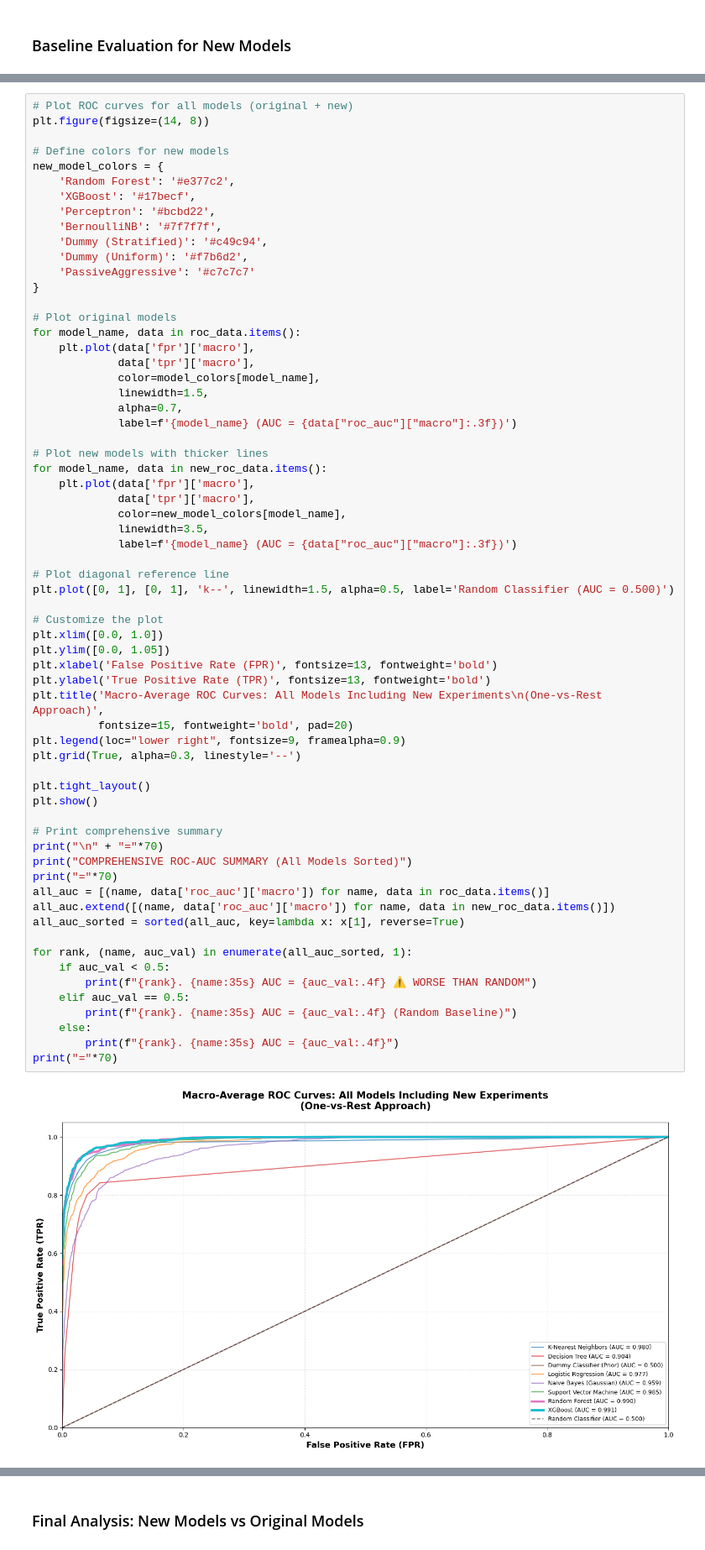
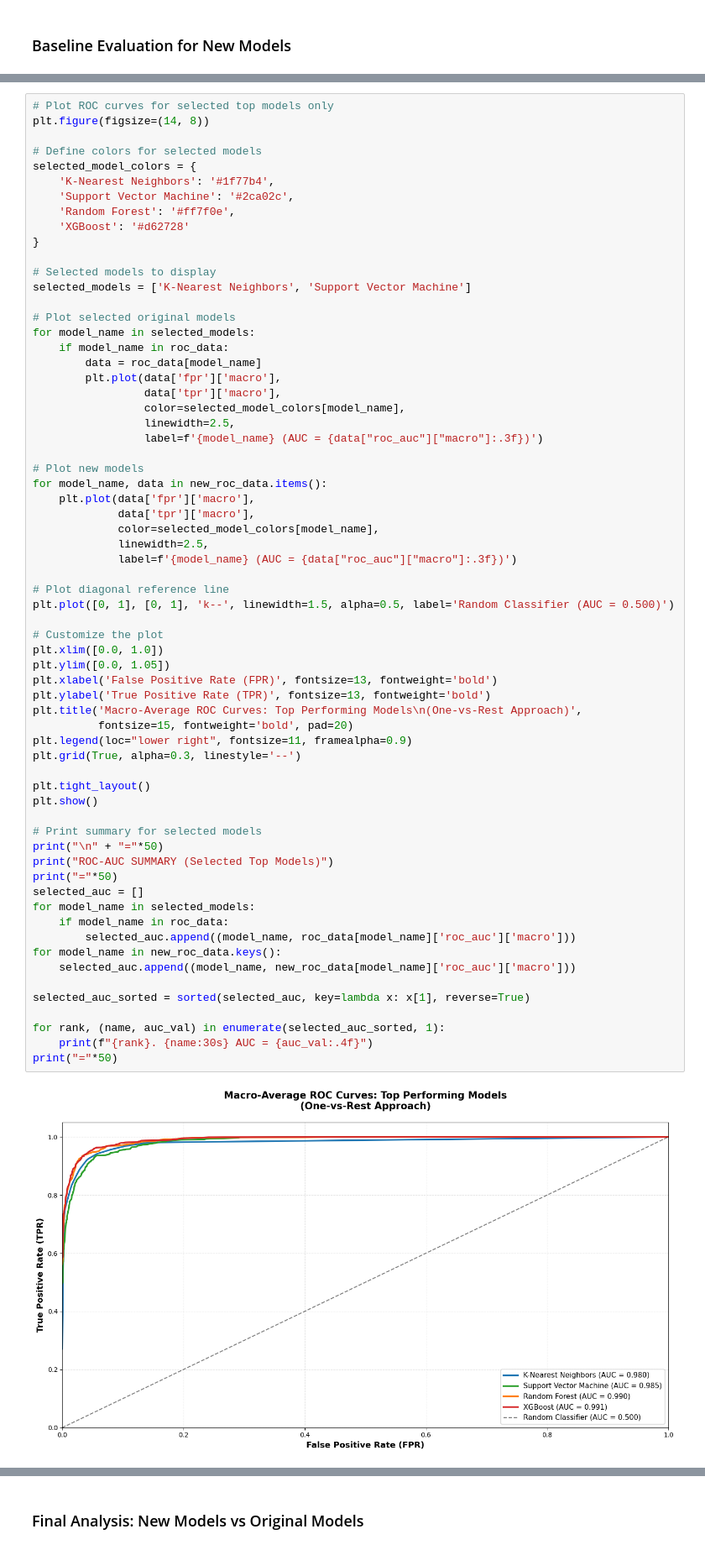
Before and after one commit to ha-rish-23/assignment-7-ha-rish-23, a Jupyter notebook: solution.ipynb, the cells around one changed output, grey strips where cells are left out. Shown at 84% size. Cells and saved outputs as stored; diff of their text form.

```diff
--- a/solution.ipynb
+++ b/solution.ipynb
@@ -1279,66 +1340,67 @@ Models tested:
 # %%
-# Plot ROC curves for all models (original + new)
+# Plot ROC curves for selected top models only
 plt.figure(figsize=(14, 8))
 
-# Define colors for new models
-new_model_colors = {
-    'Random Forest': '#e377c2',
-    'XGBoost': '#17becf',
-    'Perceptron': '#bcbd22',
-    'BernoulliNB': '#7f7f7f',
-    'Dummy (Stratified)': '#c49c94',
-    'Dummy (Uniform)': '#f7b6d2',
-    'PassiveAggressive': '#c7c7c7'
+# Define colors for selected models
+selected_model_colors = {
+    'K-Nearest Neighbors': '#1f77b4',
+    'Support Vector Machine': '#2ca02c',
+    'Random Forest': '#ff7f0e',
+    'XGBoost': '#d62728'
 }
 
-# Plot original models
-for model_name, data in roc_data.items():
-    plt.plot(data['fpr']['macro'],
-             data['tpr']['macro'],
-             color=model_colors[model_name],
-             linewidth=1.5,
-             alpha=0.7,
-             label=f'{model_name} (AUC = {data["roc_auc"]["macro"]:.3f})')
+# Selected models to display
+selected_models = ['K-Nearest Neighbors', 'Support Vector Machine']
 
-# Plot new models with thicker lines
+# Plot selected original models
+for model_name in selected_models:
+    if model_name in roc_data:
+        data = roc_data[model_name]
+        plt.plot(data['fpr']['macro'],
+                 data['tpr']['macro'],
+                 color=selected_model_colors[model_name],
+                 linewidth=2.5,
+                 label=f'{model_name} (AUC = {data["roc_auc"]["macro"]:.3f})')
+
+# Plot new models
 for model_name, data in new_roc_data.items():
     plt.plot(data['fpr']['macro'],
              data['tpr']['macro'],
-             color=new_model_colors[model_name],
-             linewidth=3.5,
+             color=selected_model_colors[model_name],
+             linewidth=2.5,
              label=f'{model_name} (AUC = {data["roc_auc"]["macro"]:.3f})')
 
 # Plot diagonal reference line
 plt.plot([0, 1], [0, 1], 'k--', linewidth=1.5, alpha=0.5, label='Random Classifier (AUC = 0.500)')
 
 # Customize the plot
 plt.xlim([0.0, 1.0])
 plt.ylim([0.0, 1.05])
 plt.xlabel('False Positive Rate (FPR)', fontsize=13, fontweight='bold')
 plt.ylabel('True Positive Rate (TPR)', fontsize=13, fontweight='bold')
-plt.title('Macro-Average ROC Curves: All Models Including New Experiments\n(One-vs-Rest Approach)',
+plt.title('Macro-Average ROC Curves: Top Performing Models\n(One-vs-Rest Approach)',
           fontsize=15, fontweight='bold', pad=20)
-plt.legend(loc="lower right", fontsize=9, framealpha=0.9)
+plt.legend(loc="lower right", fontsize=11, framealpha=0.9)
 plt.grid(True, alpha=0.3, linestyle='--')
 
 plt.tight_layout()
 plt.show()
 
-# Print comprehensive summary
-print("\n" + "="*70)
-print("COMPREHENSIVE ROC-AUC SUMMARY (All Models Sorted)")
-print("="*70)
-all_auc = [(name, data['roc_auc']['macro']) for name, data in roc_data.items()]
-all_auc.extend([(name, data['roc_auc']['macro']) for name, data in new_roc_data.items()])
-all_auc_sorted = sorted(all_auc, key=lambda x: x[1], reverse=True)
+# Print summary for selected models
+print("\n" + "="*50)
+print("ROC-AUC SUMMARY (Selected Top Models)")
+print("="*50)
+selected_auc = []
+for model_name in selected_models:
+    if model_name in roc_data:
+        selected_auc.append((model_name, roc_data[model_name]['roc_auc']['macro']))
+for model_name in new_roc_data.keys():
+    selected_auc.append((model_name, new_roc_data[model_name]['roc_auc']['macro']))
 
-for rank, (name, auc_val) in enumerate(all_auc_sorted, 1):
-    if auc_val < 0.5:
-        print(f"{rank}. {name:35s} AUC = {auc_val:.4f} ⚠️ WORSE THAN RANDOM")
-    elif auc_val == 0.5:
-        print(f"{rank}. {name:35s} AUC = {auc_val:.4f} (Random Baseline)")
-    else:
-        print(f"{rank}. {name:35s} AUC = {auc_val:.4f}")
-print("="*70)
+selected_auc_sorted = sorted(selected_auc, key=lambda x: x[1], reverse=True)
+
+for rank, (name, auc_val) in enumerate(selected_auc_sorted, 1):
+    print(f"{rank}. {name:30s} AUC = {auc_val:.4f}")
+print("="*50)
 # %% [output]
-[figure, old version]
+[figure, new version]
```
Also changed, not shown: parts of 18 cells of this notebook.
